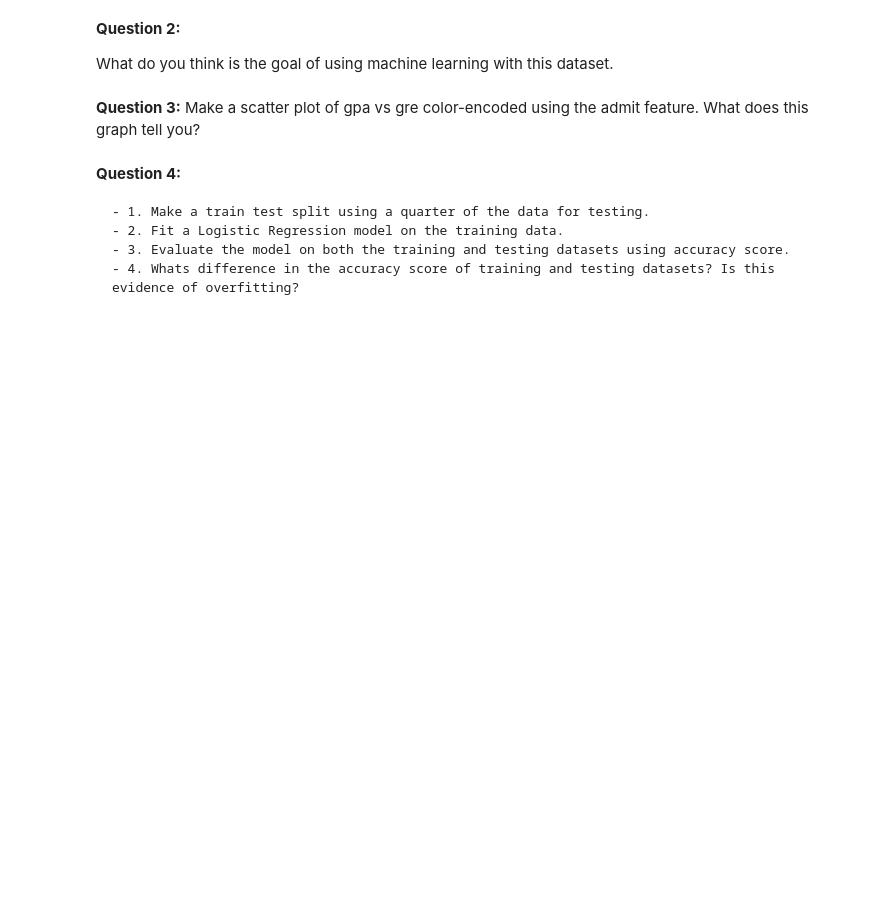
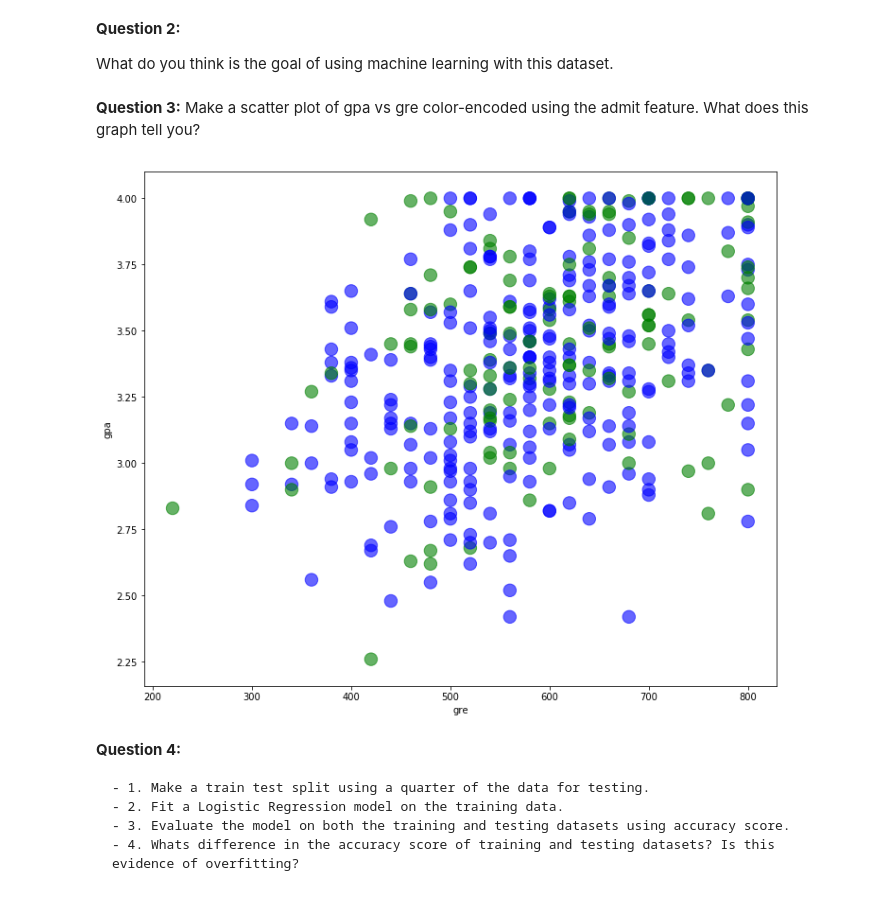
Before and after one commit to shivkish33/DS-SF-40, a Jupyter notebook: homework/Homework Assignment Two.ipynb, the cells around one changed output. Cells and saved outputs as stored; diff of their text form; code cells hidden in the pictures; blank space fills up the shorter version.

```diff
--- a/homework/Homework Assignment Two.ipynb
+++ b/homework/Homework Assignment Two.ipynb
@@ -27,0 +85,12 @@ What is the target/outcome variable? What are the features? Which features are c
+# %%
+#Creating a dummy variable in dataset
+
+admit_dumy = pd.get_dummies(admissions.prestige, prefix = "prestige", drop_first= True)
+# %%
+admissions.drop("prestige",axis =1,inplace = True)
+# %%
+#Concatenating the admissions and prestige dataframes
+
+admsn_df = pd.concat([admissions,admit_dumy],axis = 1)
+#3. View new concatenated dataframe
+admsn_df.head()
@@ -32,2 +110,13 @@ What do you think is the goal of using machine learning with this dataset.
 # %% [markdown]
 **Question 3:** Make a scatter plot of gpa vs gre color-encoded using the admit feature. What does this graph tell you?
+# %%
+#assign Blue to class 0 and Green to class 1. For plotting purposes.
+colors = pd.Series(admsn_df["admit"]).map({0:"blue", 1:"green"})
+plt.figure(figsize=(12,10))
+#df = pd.DataFrame(data[0], columns=["feature_one", "feature_two"])
+#df["target"] = data[1]
+plt.scatter(admsn_df.gre, admsn_df.gpa, c=colors, s=180, alpha = .6)
+plt.xlabel("gre",)
+plt.ylabel("gpa");
+# %% [output]
+[figure, added]
```
Also changed, not shown: parts of 81 cells of this notebook.
